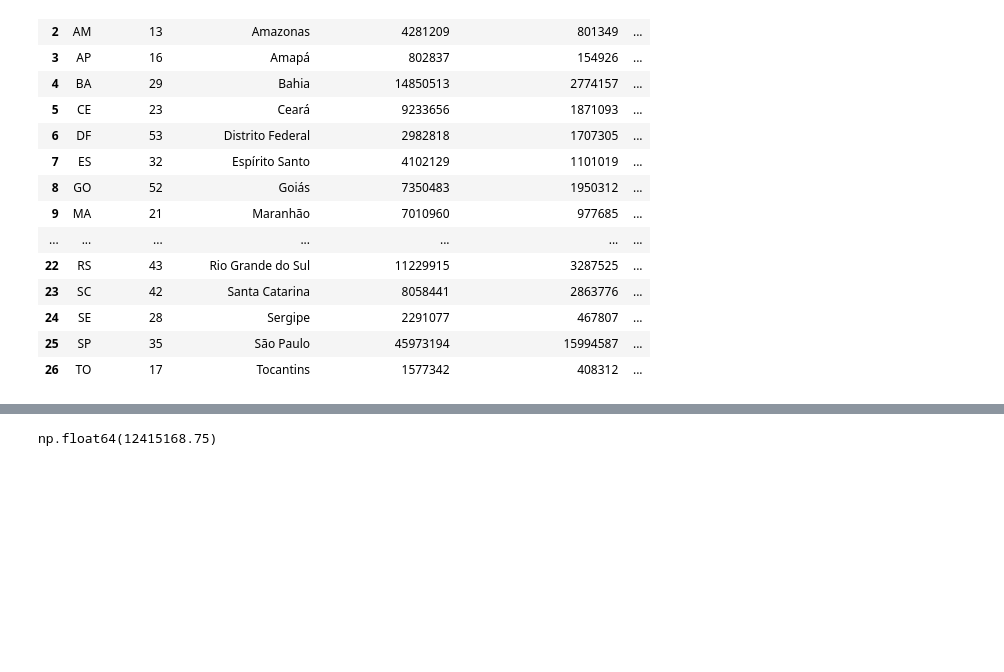
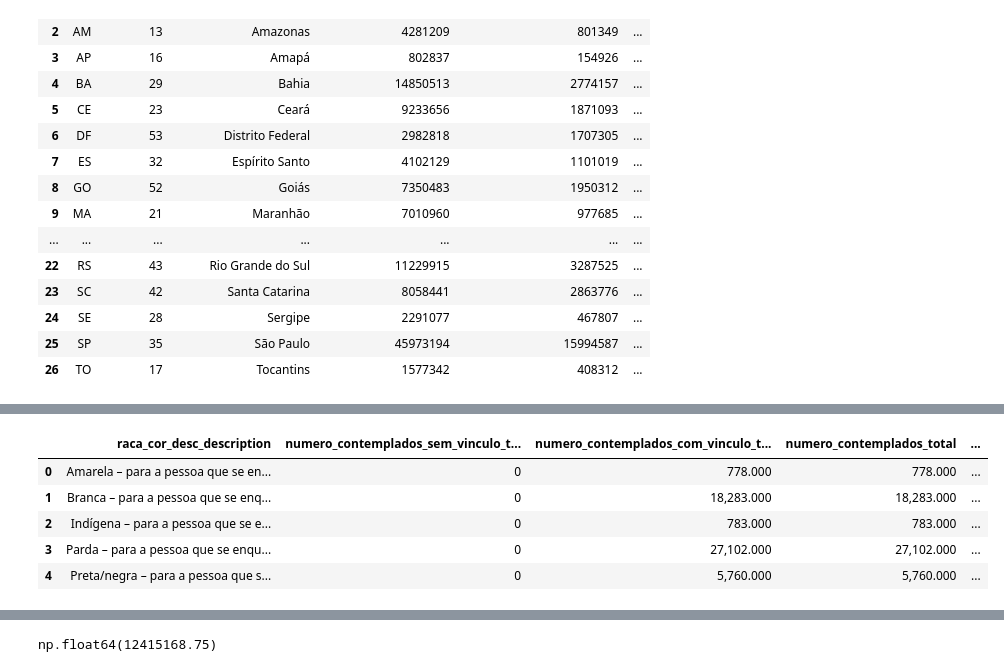
Before and after one commit to SGE-Subsecretaria-de-Gestao-Estrategica/pnab-data-vis, a Jupyter notebook: src/notebooks/v2_gabriel_create_csv.ipynb, the cells around one changed output, grey strips where cells are left out. Saved outputs shown, nothing was run; the diff lists cells and outputs as text; code cells hidden in the pictures; blank space fills up the shorter version.

```diff
--- a/src/notebooks/v2_gabriel_create_csv.ipynb
+++ b/src/notebooks/v2_gabriel_create_csv.ipynb
@@ -1240,0 +1280,16 @@ df_not_in_mercado_by_raca_cor.to_csv(settings.DATA_PATH_SECTION4 / 'aggregate_vi
+# %%
+# aggregate_vinculo_formal_labor_by_raca_cor.csv
+df_not_in_mercado_by_raca_cor = labor.aggregate_vinculo_formal_labor_by_raca_cor(df_cubo=df_cubo)
+mapa_percentual_raca_cor_rais = {
+    "Amarela – para a pessoa que se enquadrar como de raça amarela (de origem japonesa, chinesa, coreana, etc.).": 0.010,
+    "Branca – para a pessoa que se enquadrar como branca.": 0.450,
+    "Indígena – para a pessoa que se enquadrar como indígena ou índia.": 0.003,
+    "Parda – para a pessoa que se enquadrar como parda ou se declarar como mulata, cabocla, cafuza, mameluca ou mestiça de preto com pessoa de outra cor ou raça.": 0.418,
+    "Preta/negra – para a pessoa que se enquadrar como preta.": 0.072,
+}
+
+df_not_in_mercado_by_raca_cor[" "] = (
+    df_not_in_mercado_by_raca_cor["raca_cor_desc_description"]
+    .map(mapa_percentual_raca_cor_rais)
+)
+df_not_in_mercado_by_raca_cor.to_csv(settings.DATA_PATH_SECTION4 / 'aggregate_vinculo_formal_labor_by_raca_cor.csv')
@@ -1292,0 +1347,9 @@ df_not_in_mercado_escolaridade_clean
+# %%
+df_not_in_mercado_by_raca_cor
+# %% [output]
+|  | raca_cor_desc_description | numero_contemplados_sem_vinculo_t... | numero_contemplados_com_vinculo_t... | numero_contemplados_total | ... |
+| 0 | Amarela – para a pessoa que se en... | 0 | 778.000 | 778.000 | ... |
+| 1 | Branca – para a pessoa que se enq... | 0 | 18,283.000 | 18,283.000 | ... |
+| 2 | Indígena – para a pessoa que se e... | 0 | 783.000 | 783.000 | ... |
+| 3 | Parda – para a pessoa que se enqu... | 0 | 27,102.000 | 27,102.000 | ... |
+| 4 | Preta/negra – para a pessoa que s... | 0 | 5,760.000 | 5,760.000 | ... |
```
Also changed, not shown: parts of 25 cells of this notebook, 9 other files.
